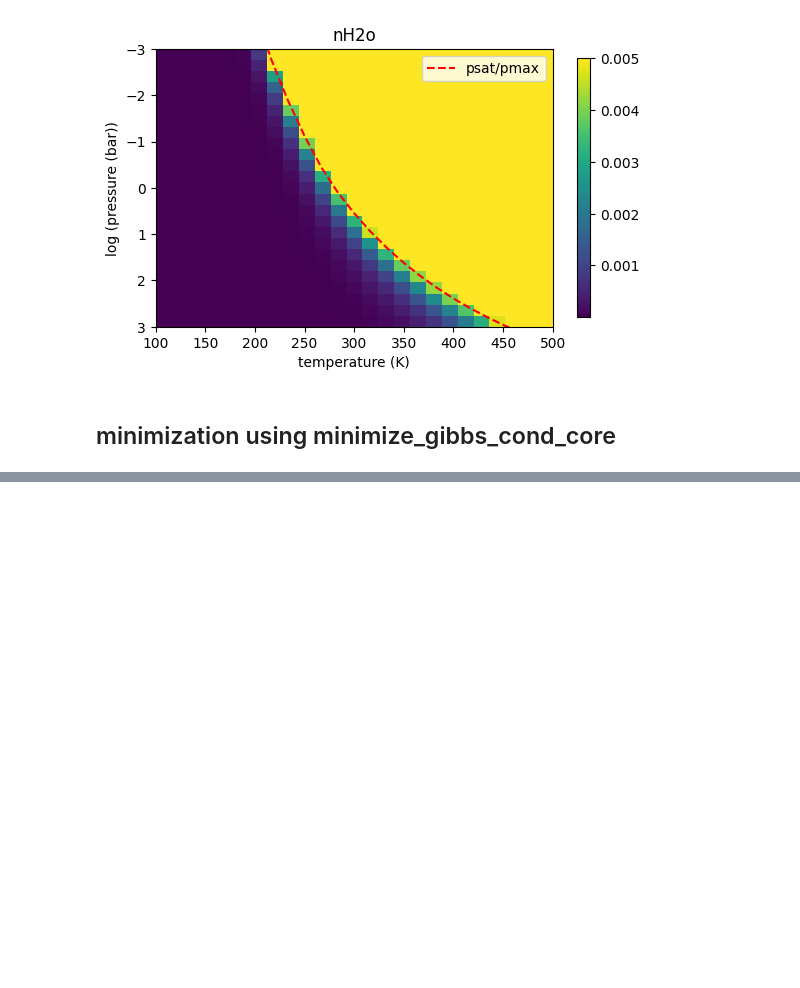
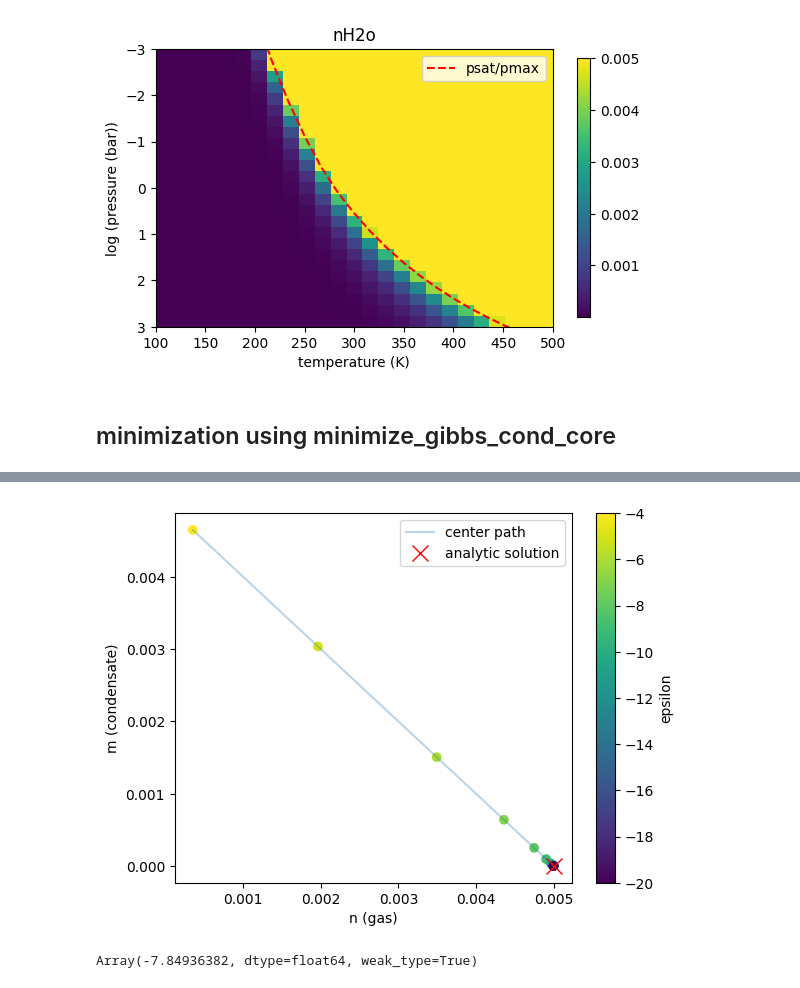
Before and after one commit to HajimeKawahara/exogibbs, a Jupyter notebook: documents/ipynb/h2ocond.ipynb, the cells around one changed output, grey strips where cells are left out. Saved outputs shown, nothing was run; the diff lists cells and outputs as text; code cells hidden in the pictures; blank space fills up the shorter version.

```diff
--- a/documents/ipynb/h2ocond.ipynb
+++ b/documents/ipynb/h2ocond.ipynb
@@ -268,0 +302,23 @@ Optimization: nan Analytic: 0.005
+# %%
+%matplotlib inline
+import matplotlib.pyplot as plt
+nkpath = jnp.array(nkpath)
+mkpath = jnp.array(mkpath)
+eppath = jnp.array(eppath)
+c = plt.scatter(nkpath, mkpath, c=eppath, cmap='viridis')
+cb = plt.colorbar(c)
+cb.set_label('epsilon')
+plt.plot(nkpath, mkpath, alpha=0.3, label="center path")
+plt.plot(nh2_ana, bH/2 - nh2_ana, "rx", markersize=12, label="analytic solution")
+#plt.xscale("log")
+#plt.yscale("log")
+plt.legend()
+plt.xlabel("n (gas)")
+plt.ylabel("m (condensate)")
+plt.show()
+# %% [output]
+[figure, added]
+# %%
+jnp.log(0.00039)
+# %% [output]
+Array(-7.84936382, dtype=float64, weak_type=True)
```
Also changed, not shown: parts of 1 cell of this notebook, 5 other files.
